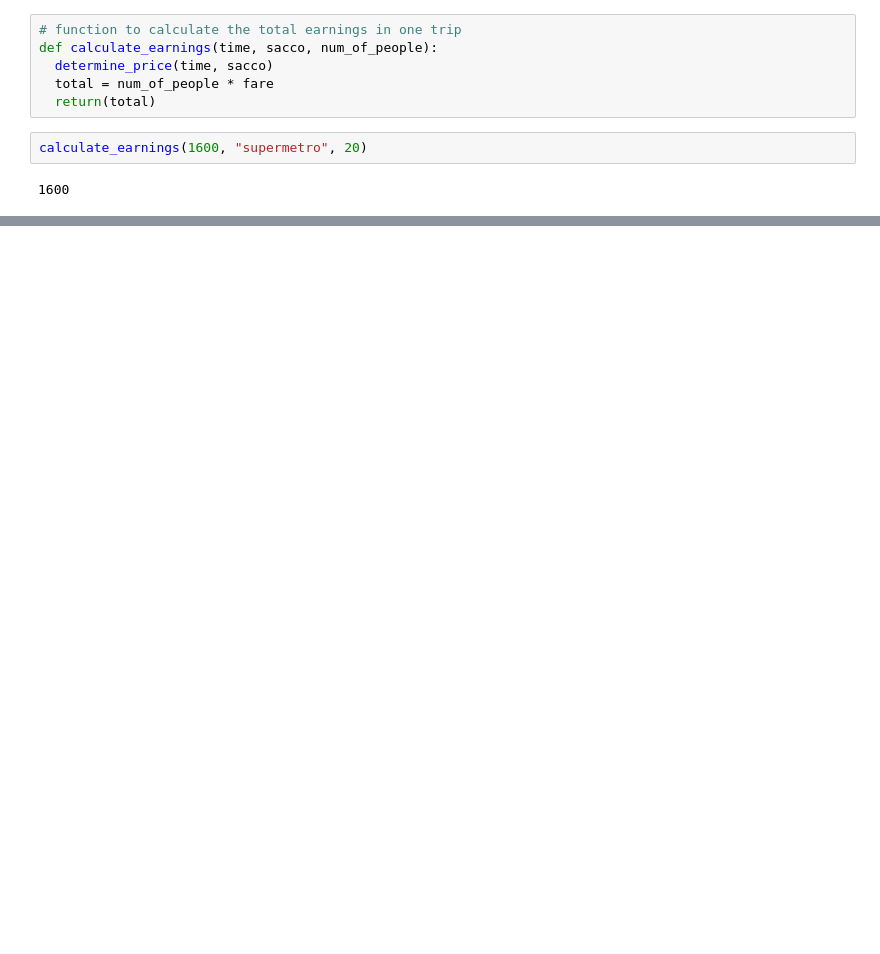
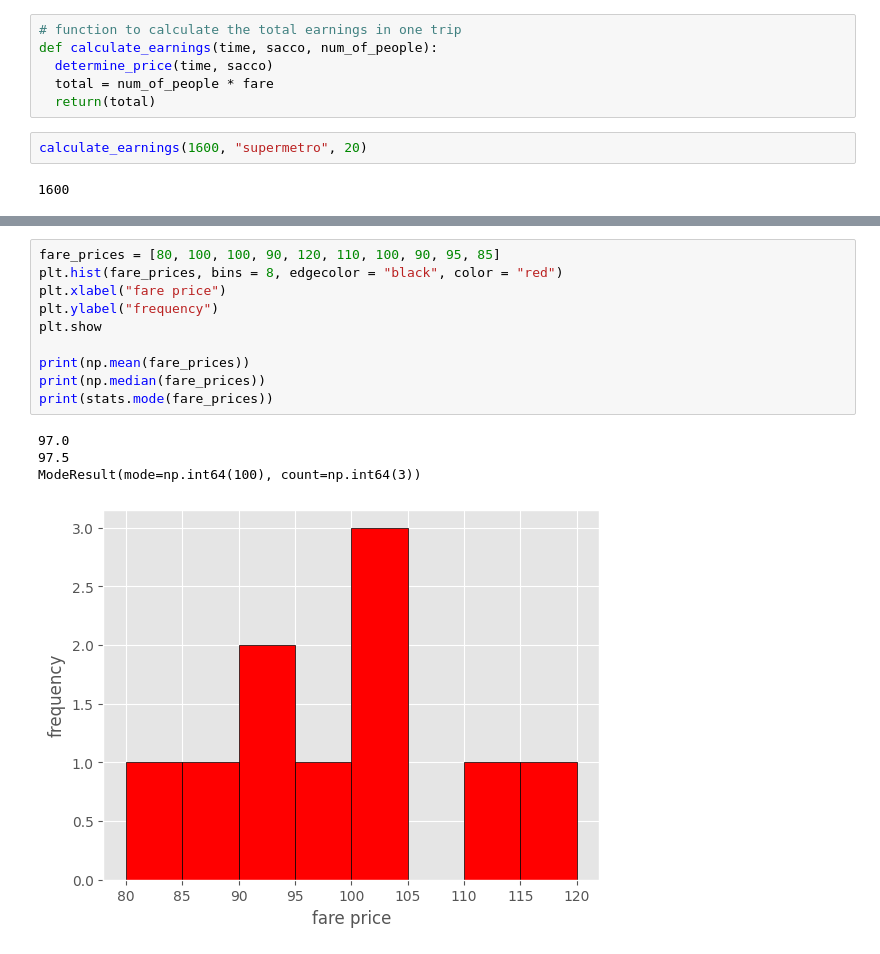
Before and after one commit to Jimmy-ai1/Group_3, a Jupyter notebook: Group_3_task.ipynb, the cells around one changed output, grey strips where cells are left out. Cells and saved outputs as stored; diff of their text form; blank space fills up the shorter version.

```diff
--- a/Group_3_task.ipynb
+++ b/Group_3_task.ipynb
@@ -247,0 +272,15 @@ calculate_earnings(1600, "supermetro", 20)
+# %%
+fare_prices = [80, 100, 100, 90, 120, 110, 100, 90, 95, 85]
+plt.hist(fare_prices, bins = 8, edgecolor = "black", color = "red")
+plt.xlabel("fare price")
+plt.ylabel("frequency")
+plt.show
+
+print(np.mean(fare_prices))
+print(np.median(fare_prices))
+print(stats.mode(fare_prices))
+# %% [output]
+97.0
+97.5
+ModeResult(mode=np.int64(100), count=np.int64(3))
+[figure, added]
```
Also changed, not shown: parts of 17 cells of this notebook.
